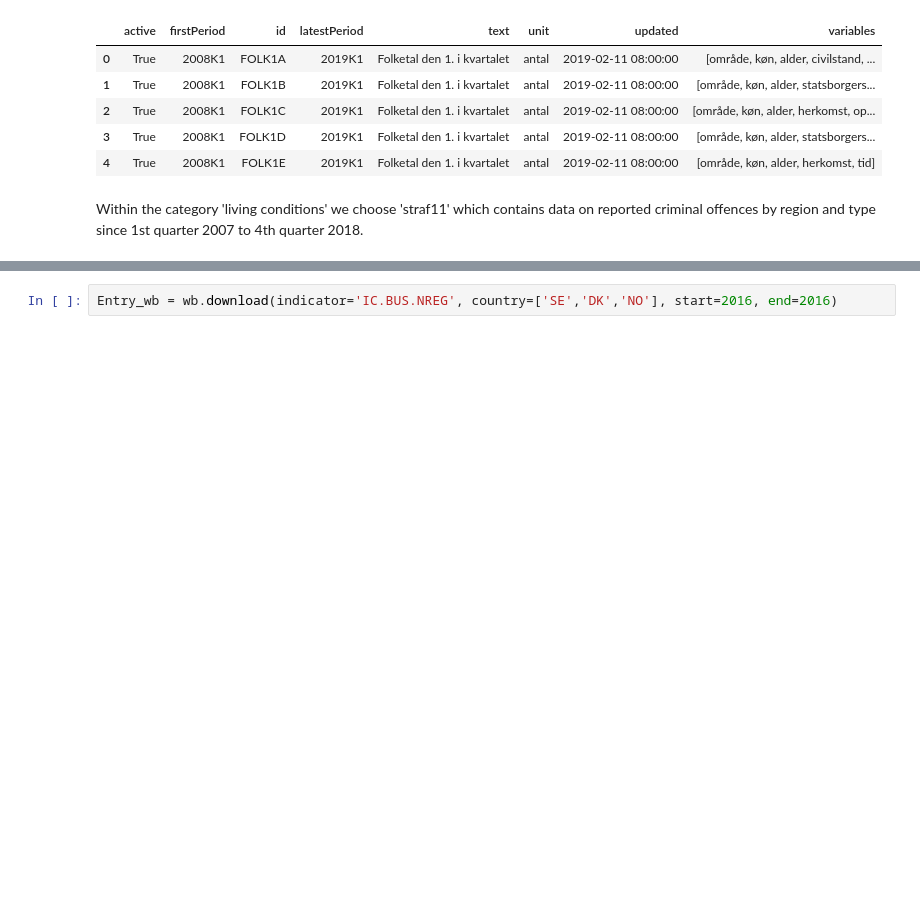
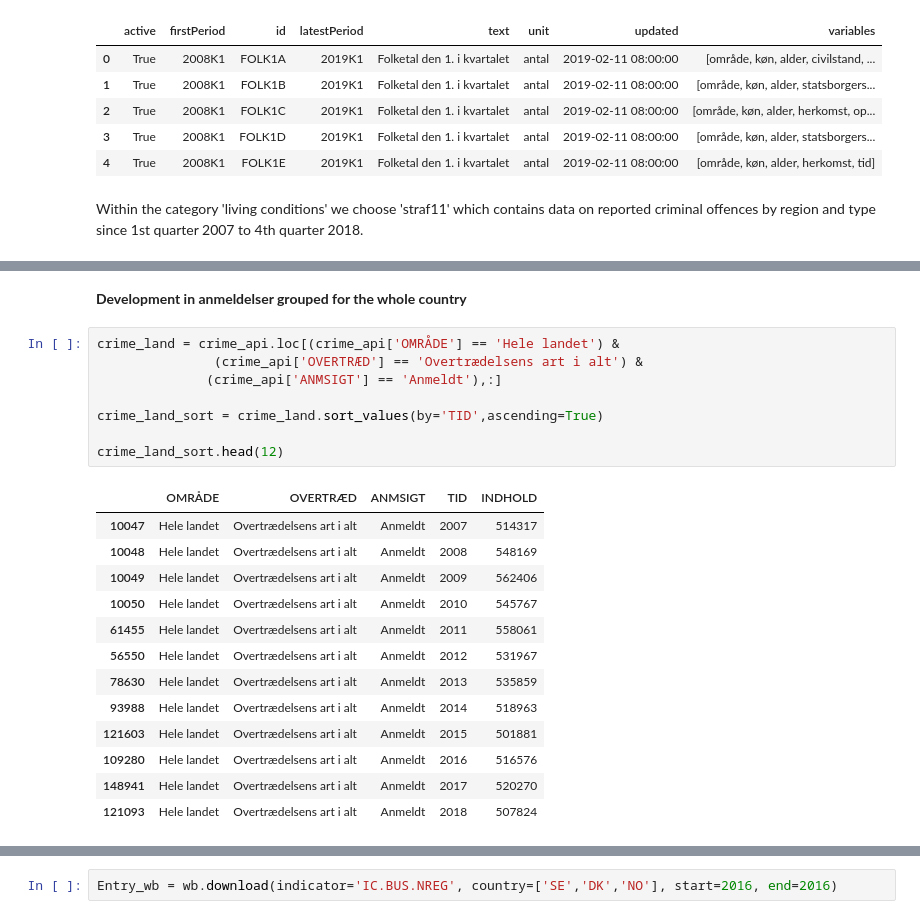
Before and after one commit to NumEconCopenhagen/projects-2019-cl, a Jupyter notebook: dataproject/dataproject/Assignment.ipynb, the cells around one changed output, grey strips where cells are left out. Saved outputs shown, nothing was run; the diff lists cells and outputs as text; blank space fills up the shorter version.

```diff
--- a/dataproject/dataproject/Assignment.ipynb
+++ b/dataproject/dataproject/Assignment.ipynb
@@ -59,0 +78,24 @@ type(crime_api)
+# %% [markdown]
+**Development in anmeldelser grouped for the whole country**
+# %%
+crime_land = crime_api.loc[(crime_api['OMRÅDE'] == 'Hele landet') &
+               (crime_api['OVERTRÆD'] == 'Overtrædelsens art i alt') &
+              (crime_api['ANMSIGT'] == 'Anmeldt'),:]
+
+crime_land_sort = crime_land.sort_values(by='TID',ascending=True)
+
+crime_land_sort.head(12)
+# %% [output]
+|  | OMRÅDE | OVERTRÆD | ANMSIGT | TID | INDHOLD |
+| 10047 | Hele landet | Overtrædelsens art i alt | Anmeldt | 2007 | 514317 |
+| 10048 | Hele landet | Overtrædelsens art i alt | Anmeldt | 2008 | 548169 |
+| 10049 | Hele landet | Overtrædelsens art i alt | Anmeldt | 2009 | 562406 |
+| 10050 | Hele landet | Overtrædelsens art i alt | Anmeldt | 2010 | 545767 |
+| 61455 | Hele landet | Overtrædelsens art i alt | Anmeldt | 2011 | 558061 |
+| 56550 | Hele landet | Overtrædelsens art i alt | Anmeldt | 2012 | 531967 |
+| 78630 | Hele landet | Overtrædelsens art i alt | Anmeldt | 2013 | 535859 |
+| 93988 | Hele landet | Overtrædelsens art i alt | Anmeldt | 2014 | 518963 |
+| 121603 | Hele landet | Overtrædelsens art i alt | Anmeldt | 2015 | 501881 |
+| 109280 | Hele landet | Overtrædelsens art i alt | Anmeldt | 2016 | 516576 |
+| 148941 | Hele landet | Overtrædelsens art i alt | Anmeldt | 2017 | 520270 |
+| 121093 | Hele landet | Overtrædelsens art i alt | Anmeldt | 2018 | 507824 |
```
Also changed, not shown: parts of 20 cells of this notebook.
